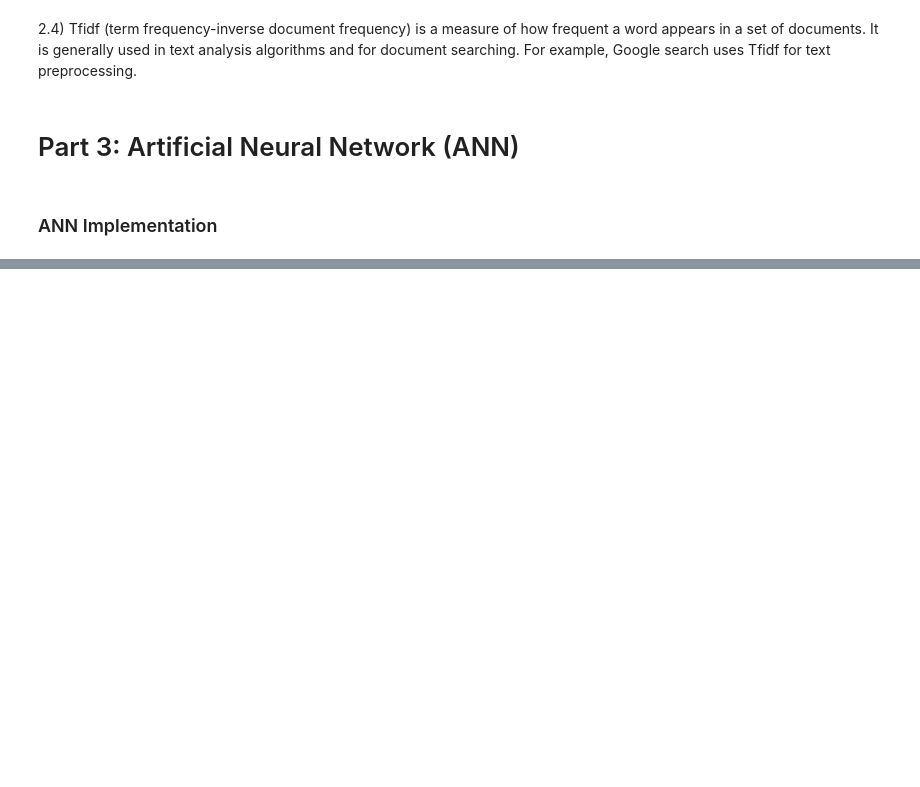
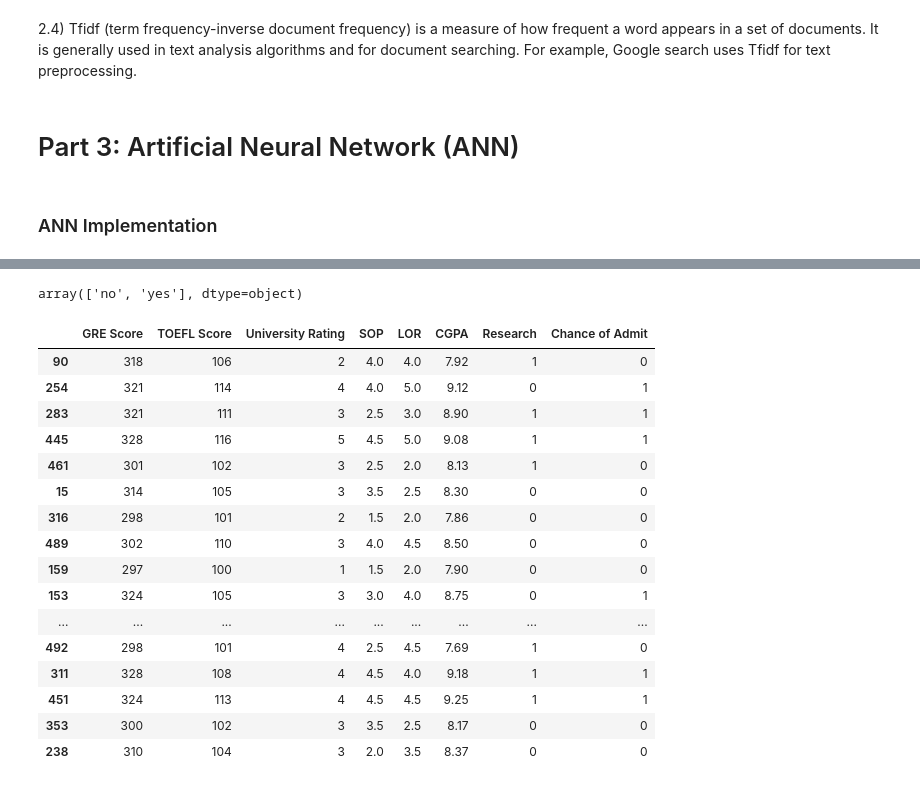
Before and after one commit to OtaSteven/CSC177_Proj, a Jupyter notebook: cluster_analysis/cluster_analysis.ipynb, the cells around one changed output, grey strips where cells are left out. Drawn from its saved outputs; the diff is of its cells as text; code cells hidden in the pictures; blank space fills up the shorter version.

```diff
--- a/cluster_analysis/cluster_analysis.ipynb
+++ b/cluster_analysis/cluster_analysis.ipynb
@@ -290,0 +557,9 @@ print(f"Mean Squared Error: {mse}")
+# %%
+from keras import Sequential
+from keras.layers import Dense
+import numpy as np
+from sklearn import preprocessing
+
+admission_dataset = pd.read_csv("./Admission_Predict_Ver1.1_small_data_set_for_Linear_Regression-1.csv")
+admission_dataset = admission_dataset.drop(columns="Serial No.")
+admission_dataset
@@ -290,0 +597,28 @@ print(f"Mean Squared Error: {mse}")
+# %%
+admission_dataset['Chance of Admit '].replace((1, 0), ('yes', 'no'), inplace=True)
+classes = encode_text_index(admission_dataset, 'Chance of Admit ')
+classes
+# %% [output]
+array(['no', 'yes'], dtype=object)
+# %%
+# Choosing a random sample of 40 rows for our testing
+test_data = admission_dataset.sample(n=40, random_state=0)
+test_data
+# %% [output]
+|  | GRE Score | TOEFL Score | University Rating | SOP | LOR | CGPA | Research | Chance of Admit |
+| 90 | 318 | 106 | 2 | 4.0 | 4.0 | 7.92 | 1 | 0 |
+| 254 | 321 | 114 | 4 | 4.0 | 5.0 | 9.12 | 0 | 1 |
+| 283 | 321 | 111 | 3 | 2.5 | 3.0 | 8.90 | 1 | 1 |
+| 445 | 328 | 116 | 5 | 4.5 | 5.0 | 9.08 | 1 | 1 |
+| 461 | 301 | 102 | 3 | 2.5 | 2.0 | 8.13 | 1 | 0 |
+| 15 | 314 | 105 | 3 | 3.5 | 2.5 | 8.30 | 0 | 0 |
+| 316 | 298 | 101 | 2 | 1.5 | 2.0 | 7.86 | 0 | 0 |
+| 489 | 302 | 110 | 3 | 4.0 | 4.5 | 8.50 | 0 | 0 |
+| 159 | 297 | 100 | 1 | 1.5 | 2.0 | 7.90 | 0 | 0 |
+| 153 | 324 | 105 | 3 | 3.0 | 4.0 | 8.75 | 0 | 1 |
+| ... | ... | ... | ... | ... | ... | ... | ... | ... |
+| 492 | 298 | 101 | 4 | 2.5 | 4.5 | 7.69 | 1 | 0 |
+| 311 | 328 | 108 | 4 | 4.5 | 4.0 | 9.18 | 1 | 1 |
+| 451 | 324 | 113 | 4 | 4.5 | 4.5 | 9.25 | 1 | 1 |
+| 353 | 300 | 102 | 3 | 3.5 | 2.5 | 8.17 | 0 | 0 |
+| 238 | 310 | 104 | 3 | 2.0 | 3.5 | 8.37 | 0 | 0 |
```
Also changed, not shown: parts of 37 cells of this notebook.
